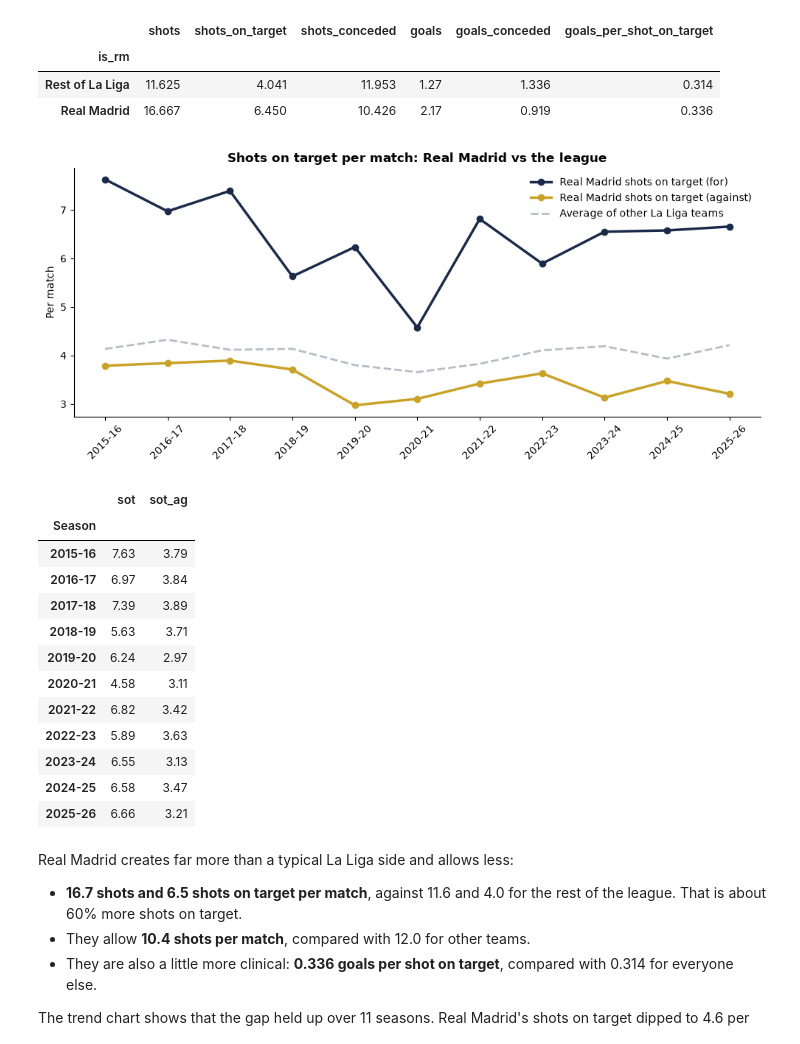
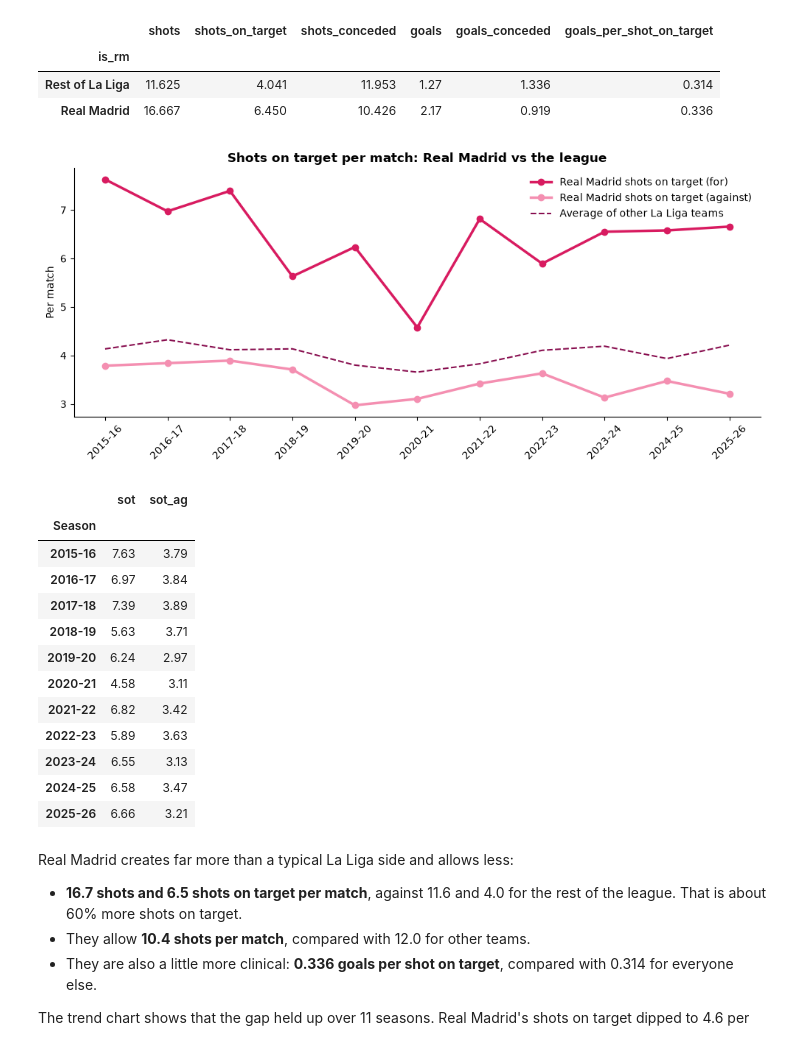
Before and after one commit to msmontoyaa/real-madrid-match-analytics, a Jupyter notebook: real_madrid_analysis.ipynb, the cells around one changed output. Drawn from its saved outputs; the diff is of its cells as text; code cells hidden in the pictures.

```diff
--- a/real_madrid_analysis.ipynb
+++ b/real_madrid_analysis.ipynb
@@ -20,7 +20,7 @@ from sklearn.linear_model import LogisticRegression
 from sklearn.metrics import roc_auc_score, roc_curve, brier_score_loss
 from pathlib import Path
 
-NAVY, GOLD, GREY, PURPLE = "#1B2A49", "#C9A227", "#B8BCC6", "#6C4F9E"
+DEEP, DARK, MID, LIGHT, SOFT, PLUM = "#880E4F", "#D81B60", "#F48FB1", "#F8BBD0", "#E8A0BF", "#AD1457"   # pink palette
 plt.rcParams.update({"figure.figsize": (10, 4.5), "axes.spines.top": False,
                      "axes.spines.right": False, "axes.titleweight": "bold", "svg.fonttype": "none"})
 Path("images").mkdir(exist_ok=True)
@@ -175,21 +175,21 @@ comp.round(3)
 # %%
 by_season = everyone[everyone.is_rm].groupby("Season").agg(sot=("sot", "mean"), sot_ag=("sot_ag", "mean"))
 league_avg = everyone[~everyone.is_rm].groupby("Season").sot.mean()
 
 fig, ax = plt.subplots()
-ax.plot(by_season.index, by_season.sot, marker="o", color=NAVY, lw=2.5, label="Real Madrid shots on target (for)")
-ax.plot(by_season.index, by_season.sot_ag, marker="o", color=GOLD, lw=2.5, label="Real Madrid shots on target (against)")
-ax.plot(league_avg.index, league_avg.values, ls="--", color=GREY, lw=2, label="Average of other La Liga teams")
+ax.plot(by_season.index, by_season.sot, marker="o", color=DARK, lw=2.5, label="Real Madrid shots on target (for)")
+ax.plot(by_season.index, by_season.sot_ag, marker="o", color=MID, lw=2.5, label="Real Madrid shots on target (against)")
+ax.plot(league_avg.index, league_avg.values, ls="--", color=DEEP, lw=1.5, label="Average of other La Liga teams")
 ax.set_ylabel("Per match")
 ax.set_title("Shots on target per match: Real Madrid vs the league")
 ax.legend(frameon=False)
 plt.xticks(rotation=45)
 plt.tight_layout()
 plt.savefig("images/shots_on_target_trend.svg")
 plt.show()
 by_season.round(2)
 # %% [output]
-[figure, old version]
+[figure, new version]
 |  | sot | sot_ag |
 | Season |  |  |
 | 2015-16 | 7.63 | 3.79 |
```
Also changed, not shown: parts of 5 cells of this notebook, 6 other files.
